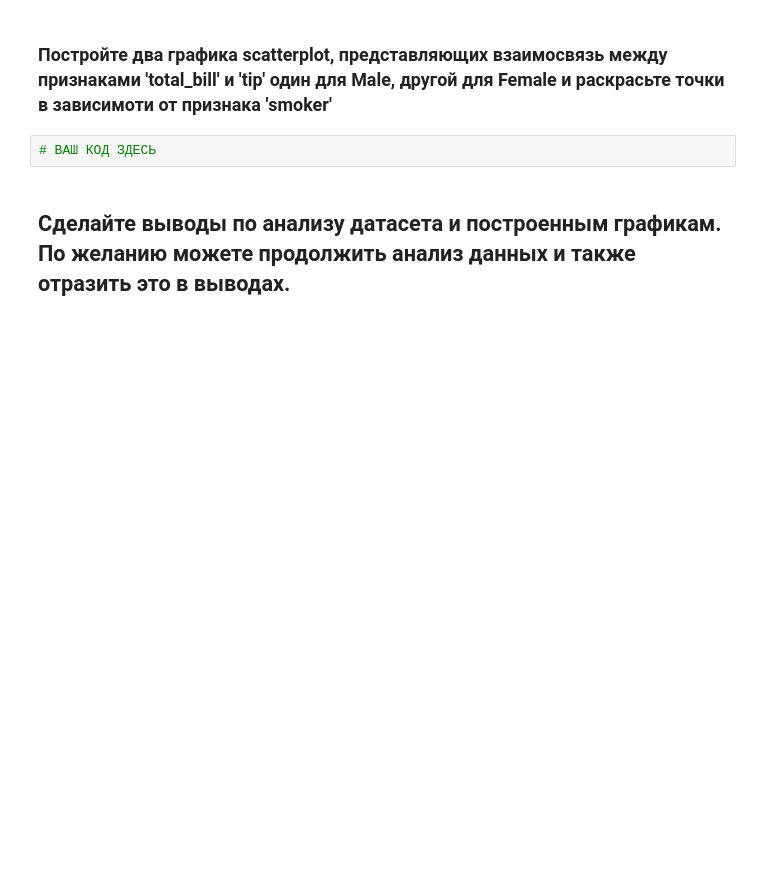
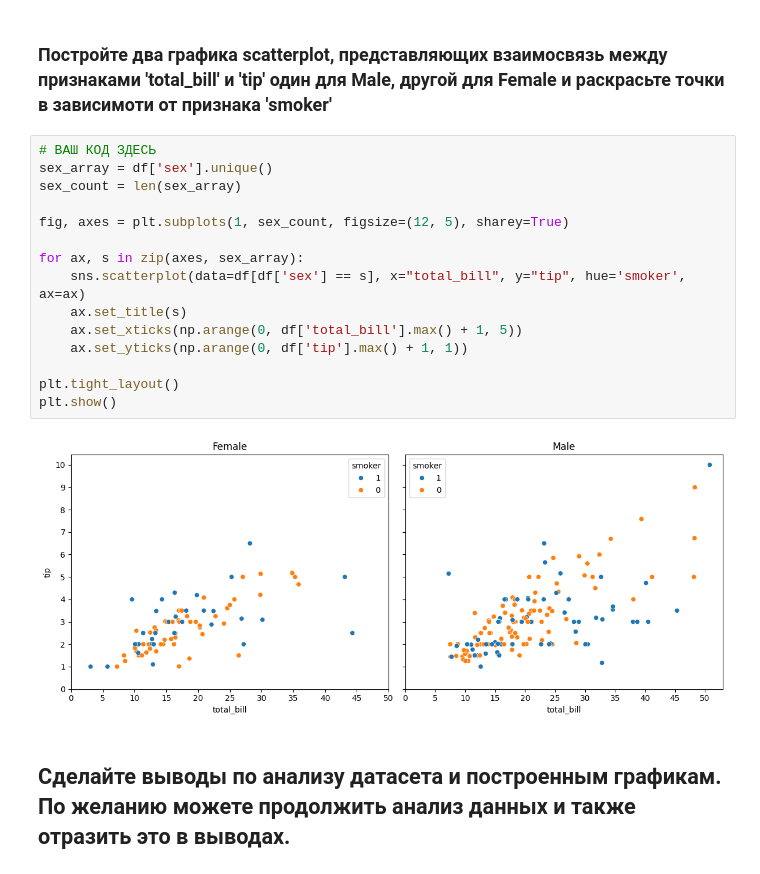
Before and after one commit to juojuk/ML-Basic, a Jupyter notebook: homework_07.ipynb, the cells around one changed output. Cells and saved outputs as stored; diff of their text form; blank space fills up the shorter version.

Commit message:
Построено два графика scatterplot, представляющих взаимосвязь между признаками 'total_bill' и 'tip' один для Male, другой для Female

```diff
--- a/homework_07.ipynb
+++ b/homework_07.ipynb
@@ -317,8 +317,23 @@ plt.show()
 [figure]
 # %% [markdown]
 ### Постройте два графика scatterplot, представляющих взаимосвязь между признаками 'total_bill' и 'tip' один для Male, другой для Female и раскрасьте точки в зависимоти от признака 'smoker'
-# %%
-# ВАШ КОД ЗДЕСЬ
+# %%
+# ВАШ КОД ЗДЕСЬ
+sex_array = df['sex'].unique()
+sex_count = len(sex_array)
+
+fig, axes = plt.subplots(1, sex_count, figsize=(12, 5), sharey=True)
+
+for ax, s in zip(axes, sex_array):
+    sns.scatterplot(data=df[df['sex'] == s], x="total_bill", y="tip", hue='smoker', ax=ax)
+    ax.set_title(s)
+    ax.set_xticks(np.arange(0, df['total_bill'].max() + 1, 5))
+    ax.set_yticks(np.arange(0, df['tip'].max() + 1, 1))
+
+plt.tight_layout()
+plt.show()
+# %% [output]
+[figure, added]
 # %% [markdown]
 ## Сделайте выводы по анализу датасета и построенным графикам. По желанию можете продолжить анализ данных и также отразить это в выводах.
 # %%
```
Also changed, not shown: parts of 3 cells of this notebook.
